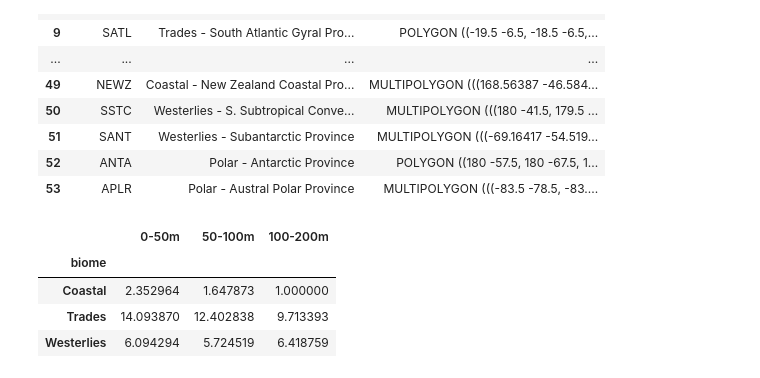
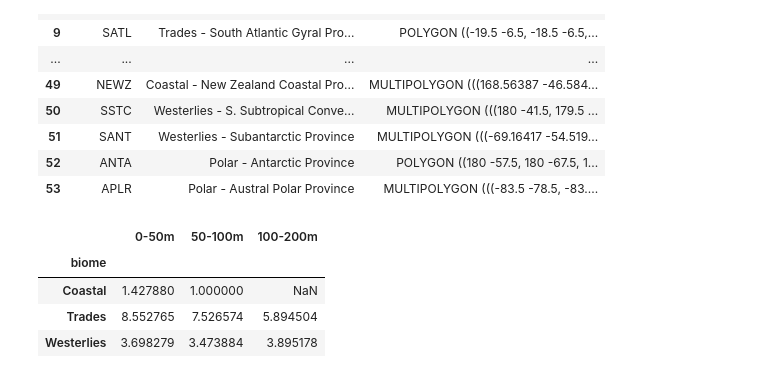
Before and after one commit to blasks/gene-prevalence, a Jupyter notebook: experiments/6-global-estimate.ipynb, the cells around one changed output. Saved outputs shown, nothing was run; the diff lists cells and outputs as text; code cells hidden in the pictures.

```diff
--- a/experiments/6-global-estimate.ipynb
+++ b/experiments/6-global-estimate.ipynb
@@ -96,6 +145,8 @@ longhurst
 | 53 | APLR | Polar - Austral Polar Province | MULTIPOLYGON (((-83.5 -78.5, -83.... |
 # %%
 # calculate multiplication factors for each depth range
+# these factors indicate the annual mean relative abundance of pro cells in each of
+# our biome-depth bins
 
 # aggregate cell counts into three depth ranges: 0-50m, 50-100m, and 100-200m
 pro_cell_counts_df['0-50m'] = pro_cell_counts_df.loc[:, "0m'":"50m'"].mean(axis=1)
@@ -107,35 +158,37 @@ pro_cell_counts_df['100-200m'] = pro_cell_counts_df.loc[:, "100m'":"200m'"].mean
 pro_agg_df = pro_cell_counts_df[pro_cell_counts_df[['0-50m', '50-100m', '100-200m']].notnull().any(
     axis=1)][['lat', 'lon', '0-50m', '50-100m', '100-200m']].reset_index(drop=True)
 
 # join longhurst provinces with pro cell counts
 gridded_pro_df = gpd.GeoDataFrame(
     pro_agg_df,
     geometry=gpd.points_from_xy(pro_agg_df['lon'], pro_agg_df['lat']),
     crs="EPSG:4326"
 )
 
 # attach province information to each point
-# NOTE: within or intersects?
 gridded_pro_df = gpd.sjoin(
     gridded_pro_df, longhurst, how='left', predicate='intersects')
 
 # identify biome for each point based on province information
 gridded_pro_df['biome'] = gridded_pro_df['ProvDescr'].str.split(' - ').str[0]
 
 # aggregate by biome to get multiplication factor for each biome
 pro_factors_df = gridded_pro_df.groupby('biome')[['0-50m', '50-100m', '100-200m']].sum()
 
 # drop polar biome
 pro_factors_df = pro_factors_df.loc[pro_factors_df.index != 'Polar']
 
+# drop 100-200m depth range for coastal biome
+pro_factors_df.loc['Coastal', '100-200m'] = np.nan
+
 # normalize by the minimum value across all biomes and depth ranges to get multiplication factors
 pro_factors_df = pro_factors_df / pro_factors_df.min().min()
 
 pro_factors_df
 # %% [output]
 |  | 0-50m | 50-100m | 100-200m |
 | biome |  |  |  |
-| Coastal | 2.352964 | 1.647873 | 1.000000 |
-| Trades | 14.093870 | 12.402838 | 9.713393 |
-| Westerlies | 6.094294 | 5.724519 | 6.418759 |
+| Coastal | 1.427880 | 1.000000 | NaN |
+| Trades | 8.552765 | 7.526574 | 5.894504 |
+| Westerlies | 3.698279 | 3.473884 | 3.895178 |
 # %%
```
Also changed, not shown: parts of 7 cells of this notebook.
